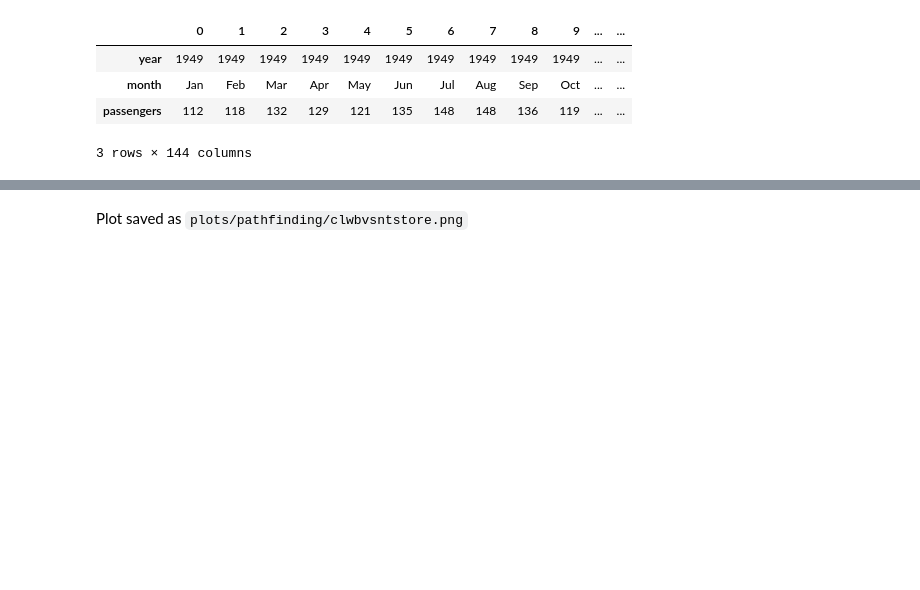
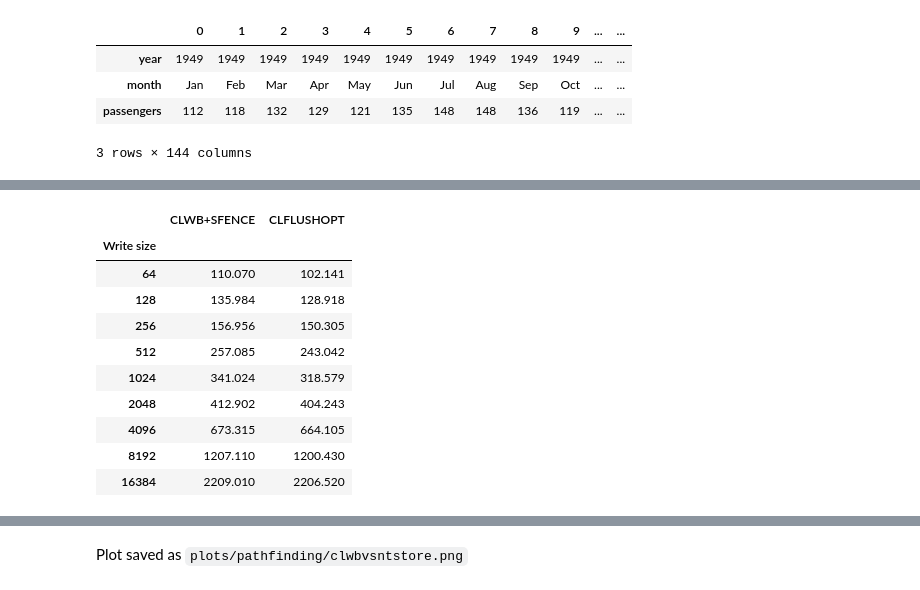
Before and after one commit to NVSL/snapshot-public, a Jupyter notebook: src/scripts/clwbvsntstore.ipynb, the cells around one changed output, grey strips where cells are left out. Drawn from its saved outputs; the diff is of its cells as text; code cells hidden in the pictures; blank space fills up the shorter version.

```diff
--- a/src/scripts/clwbvsntstore.ipynb
+++ b/src/scripts/clwbvsntstore.ipynb
@@ -49,0 +78,16 @@ df = pd.read_csv(dataf, index_col=None, names=['Write size', 'Drain interval', '
+# %%
+perf_df = df[df['Drain interval'] == 4][['CLWB+SFENCE', 'CLFLUSHOPT']]
+perf_df.index = df[df['Drain interval'] == 4]['Write size']
+perf_df
+# %% [output]
+|  | CLWB+SFENCE | CLFLUSHOPT |
+| Write size |  |  |
+| 64 | 110.070 | 102.141 |
+| 128 | 135.984 | 128.918 |
+| 256 | 156.956 | 150.305 |
+| 512 | 257.085 | 243.042 |
+| 1024 | 341.024 | 318.579 |
+| 2048 | 412.902 | 404.243 |
+| 4096 | 673.315 | 664.105 |
+| 8192 | 1207.110 | 1200.430 |
+| 16384 | 2209.010 | 2206.520 |
```
Also changed, not shown: parts of 7 cells of this notebook, 34 other files.
